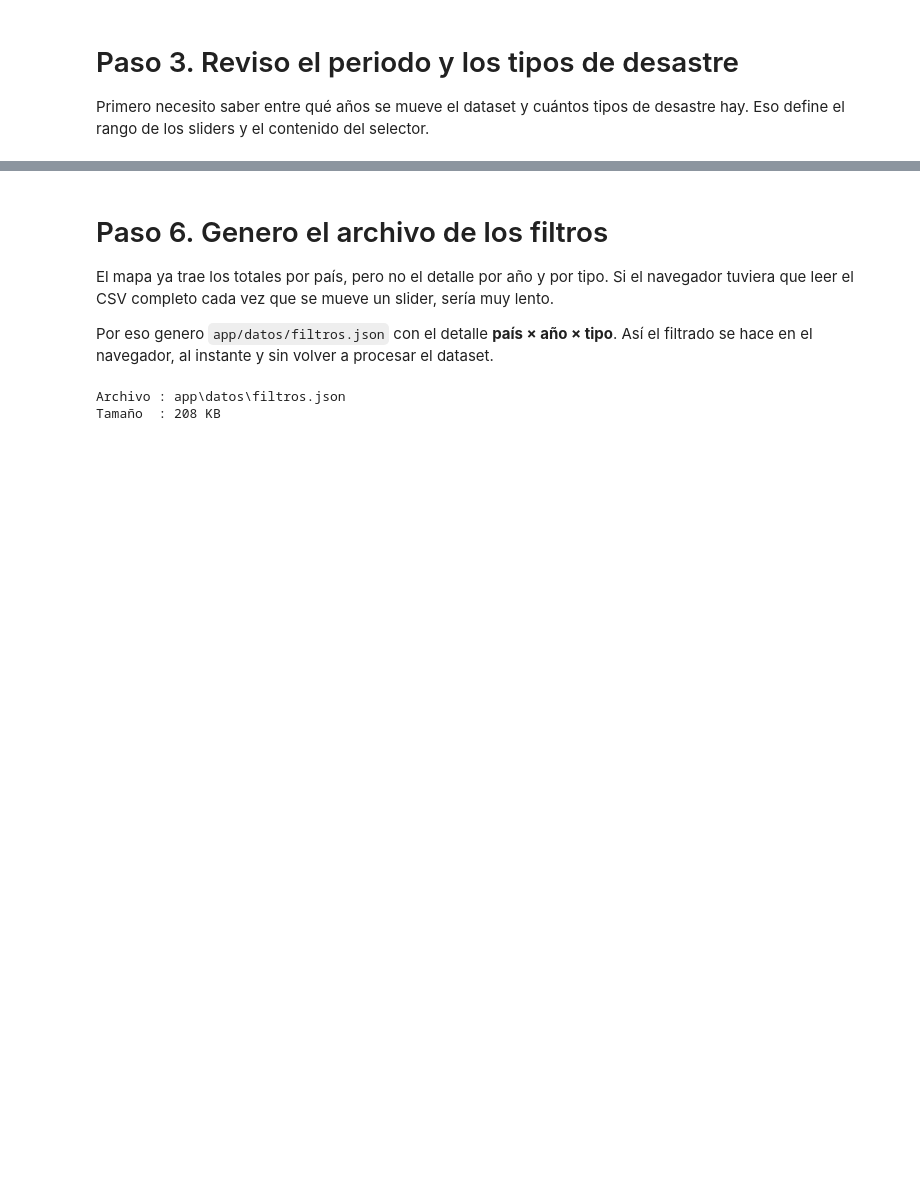
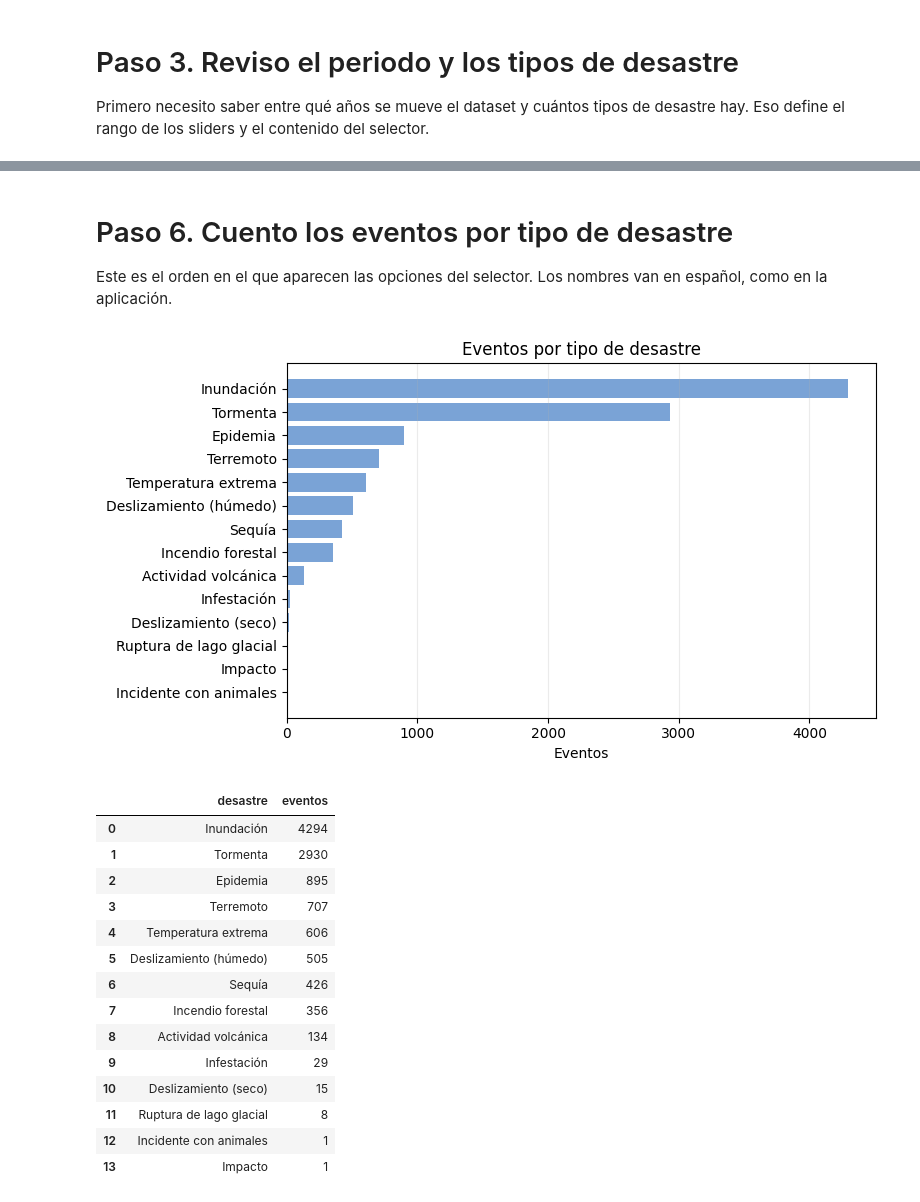
Before and after one commit to JackieCruz07/proyecto-desastres, a Jupyter notebook: notebooks/04_actividad4_filtros_controles.ipynb, the cells around one changed output, grey strips where cells are left out. Saved outputs shown, nothing was run; the diff lists cells and outputs as text; code cells hidden in the pictures; blank space fills up the shorter version.

```diff
--- a/notebooks/04_actividad4_filtros_controles.ipynb
+++ b/notebooks/04_actividad4_filtros_controles.ipynb
@@ -144,21 +132,46 @@ por_tipo.sort_values('eventos', ascending=False).reset_index(drop=True)
 # %% [markdown]
-# Paso 6. Genero el archivo de los filtros
+# Paso 6. Cuento los eventos por tipo de desastre
 
-El mapa ya trae los totales por país, pero no el detalle por año y por tipo. Si
-el navegador tuviera que leer el CSV completo cada vez que se mueve un slider,
-sería muy lento.
-
-Por eso genero `app/datos/filtros.json` con el detalle **país × año × tipo**.
-Así el filtrado se hace en el navegador, al instante y sin volver a procesar el
-dataset.
+Este es el orden en el que aparecen las opciones del selector. Los nombres van
+en español, como en la aplicación.
 # %%
-from src.generar_filtros import generar
+por_tipo = (
+    eventos.groupby('tipo')
+    .size()
+    .reset_index(name='eventos')
+    .assign(desastre=lambda d: d['tipo'].map(traducir))
+    .sort_values('eventos')
+)
 
-ruta_filtros = generar()
+fig, ax = plt.subplots(figsize=(8, 4.5))
+ax.barh(por_tipo['desastre'], por_tipo['eventos'], color='#7aa3d6')
+ax.set_title('Eventos por tipo de desastre')
+ax.set_xlabel('Eventos')
+ax.grid(axis='x', alpha=0.25)
+fig.tight_layout()
+fig.savefig(CARPETA_GRAFICAS / '02_eventos_por_tipo.png', dpi=150)
+plt.show()
 
-print(f'Archivo : {ruta_filtros.relative_to(RAIZ)}')
-print(f'Tamaño  : {ruta_filtros.stat().st_size / 1024:.0f} KB')
+(
+    por_tipo[['desastre', 'eventos']]
+    .sort_values('eventos', ascending=False)
+    .reset_index(drop=True)
+)
 # %% [output]
-Archivo : app\datos\filtros.json
-Tamaño  : 208 KB
+[figure, added]
+|  | desastre | eventos |
+| 0 | Inundación | 4294 |
+| 1 | Tormenta | 2930 |
+| 2 | Epidemia | 895 |
+| 3 | Terremoto | 707 |
+| 4 | Temperatura extrema | 606 |
+| 5 | Deslizamiento (húmedo) | 505 |
+| 6 | Sequía | 426 |
+| 7 | Incendio forestal | 356 |
+| 8 | Actividad volcánica | 134 |
+| 9 | Infestación | 29 |
+| 10 | Deslizamiento (seco) | 15 |
+| 11 | Ruptura de lago glacial | 8 |
+| 12 | Incidente con animales | 1 |
+| 13 | Impacto | 1 |
 # %% [markdown]
```
Also changed, not shown: parts of 17 cells of this notebook, 3 other files.
